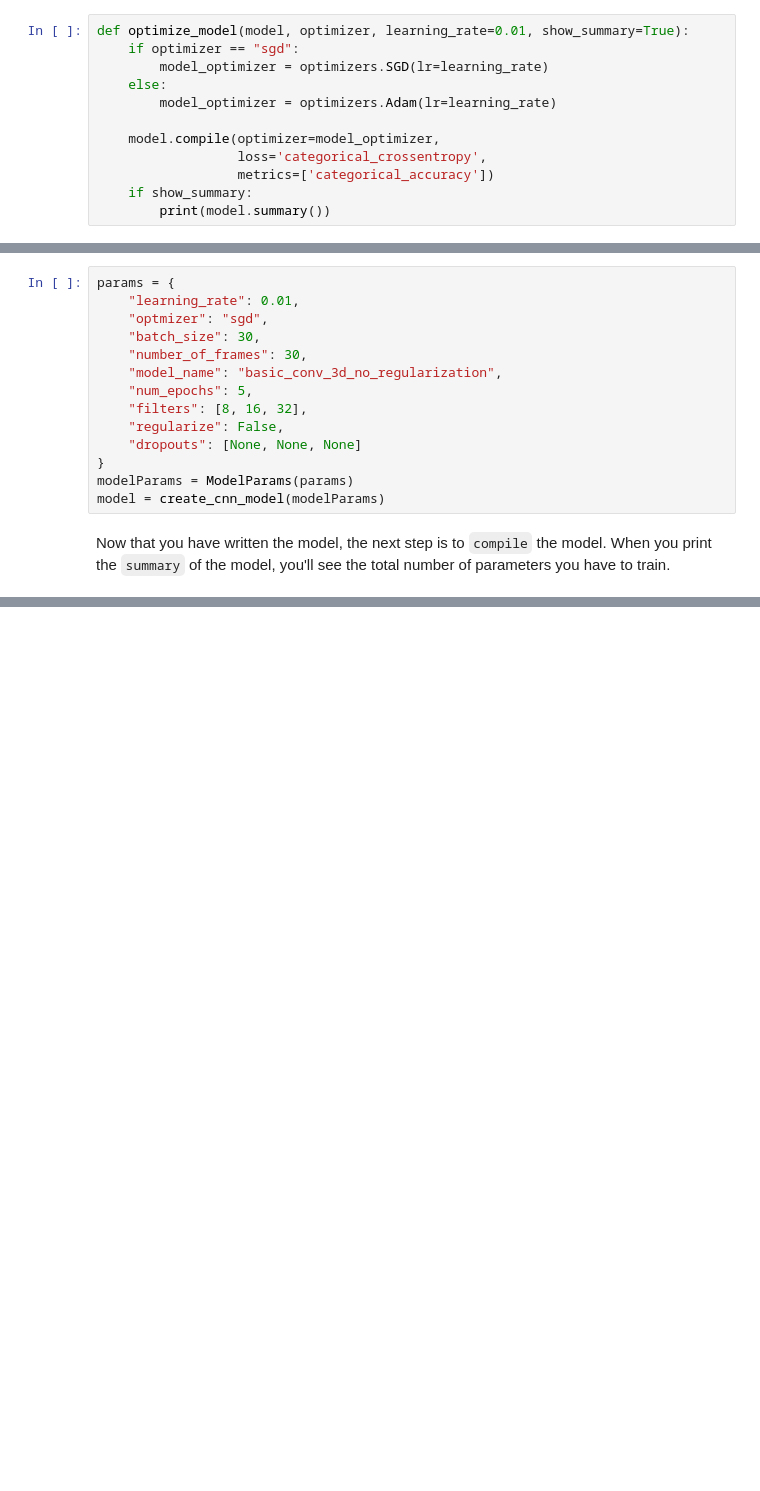
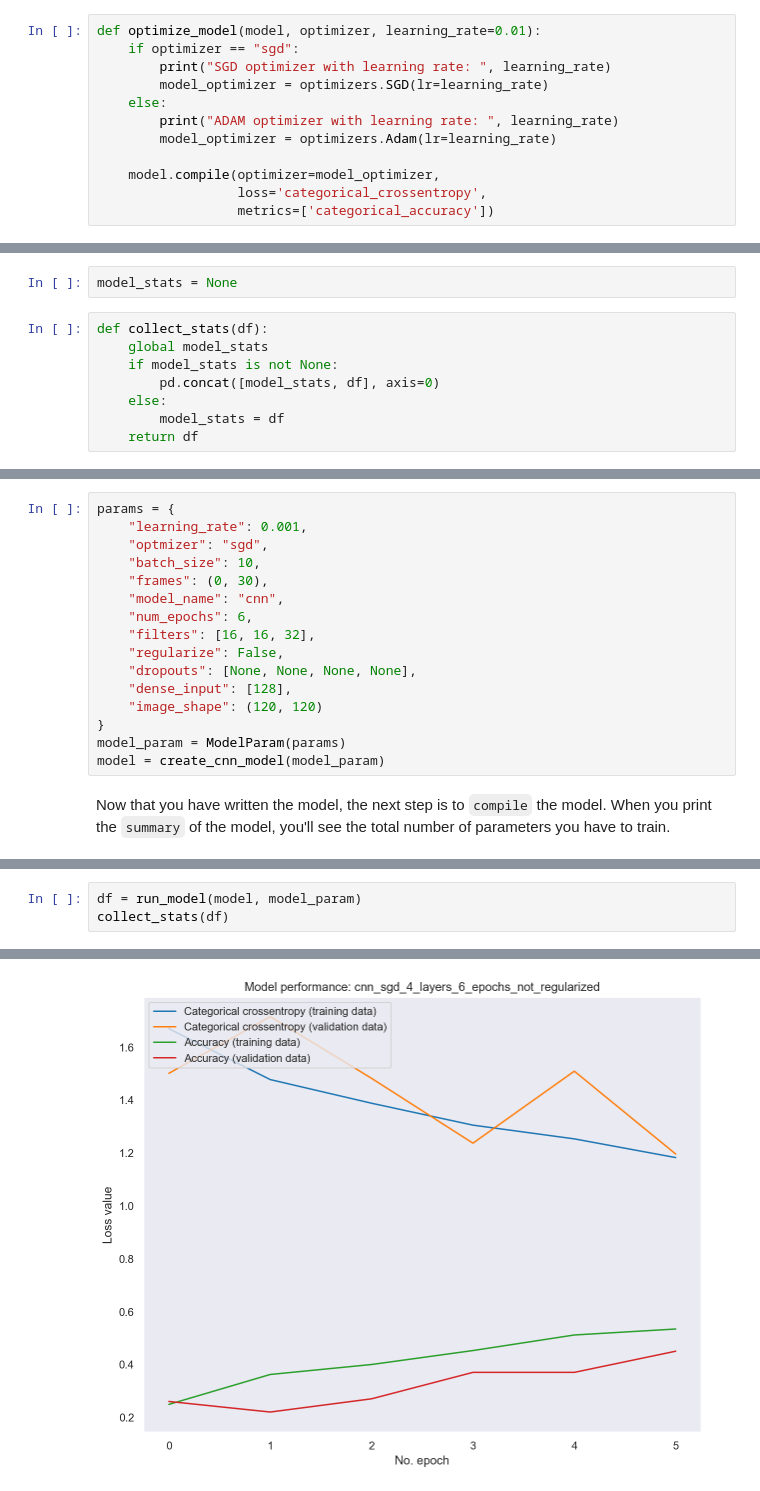
Before and after one commit to ashwanikumar04/gesture-recognition-rnn, a Jupyter notebook: Neural_Nets_Project_Starter_Code.ipynb, the cells around one changed output, grey strips where cells are left out. Cells and saved outputs as stored; diff of their text form; blank space fills up the shorter version.

```diff
--- a/Neural_Nets_Project_Starter_Code.ipynb
+++ b/Neural_Nets_Project_Starter_Code.ipynb
@@ -350,15 +392,15 @@ from keras import optimizers
 # %%
-def optimize_model(model, optimizer, learning_rate=0.01, show_summary=True):
+def optimize_model(model, optimizer, learning_rate=0.01):
     if optimizer == "sgd":
+        print("SGD optimizer with learning rate: ", learning_rate)
         model_optimizer = optimizers.SGD(lr=learning_rate)
     else:
+        print("ADAM optimizer with learning rate: ", learning_rate)
         model_optimizer = optimizers.Adam(lr=learning_rate)
 
     model.compile(optimizer=model_optimizer,
                   loss='categorical_crossentropy',
                   metrics=['categorical_accuracy'])
-    if show_summary:
-        print(model.summary())
 # %% [markdown]
 ### This approach of running model and collecting metrics is adopted from our previous project `Telecom Churn case study`
 # %%
@@ -492,4 +553,14 @@ def create_cnn_model(modelParams):
 
     model.add(Dense(5, activation='softmax'))
     return model
+# %%
+model_stats = None
+# %%
+def collect_stats(df):
+    global model_stats
+    if model_stats is not None:
+        pd.concat([model_stats, df], axis=0)
+    else:
+        model_stats = df
+    return df
 # %% [markdown]
@@ -497,16 +568,18 @@ Let us start with 3 layer CNN model with no regularization.
 # %%
 params = {
-    "learning_rate": 0.01,
+    "learning_rate": 0.001,
     "optmizer": "sgd",
-    "batch_size": 30,
-    "number_of_frames": 30,
-    "model_name": "basic_conv_3d_no_regularization",
-    "num_epochs": 5,
-    "filters": [8, 16, 32],
+    "batch_size": 10,
+    "frames": (0, 30),
+    "model_name": "cnn",
+    "num_epochs": 6,
+    "filters": [16, 16, 32],
     "regularize": False,
-    "dropouts": [None, None, None]
+    "dropouts": [None, None, None, None],
+    "dense_input": [128],
+    "image_shape": (120, 120)
 }
-modelParams = ModelParams(params)
-model = create_cnn_model(modelParams)
+model_param = ModelParam(params)
+model = create_cnn_model(model_param)
 # %% [markdown]
 Now that you have written the model, the next step is to `compile` the model. When you print the `summary` of the model, you'll see the total number of parameters you have to train.
@@ -532,0 +586,4 @@ Epoch 3/5
+# %%
+df = run_model(model, model_param)
+collect_stats(df)
+# %% [output]
@@ -532,0 +607 @@ Epoch 3/5
+[figure, added]
```
Also changed, not shown: parts of 40 cells of this notebook.
